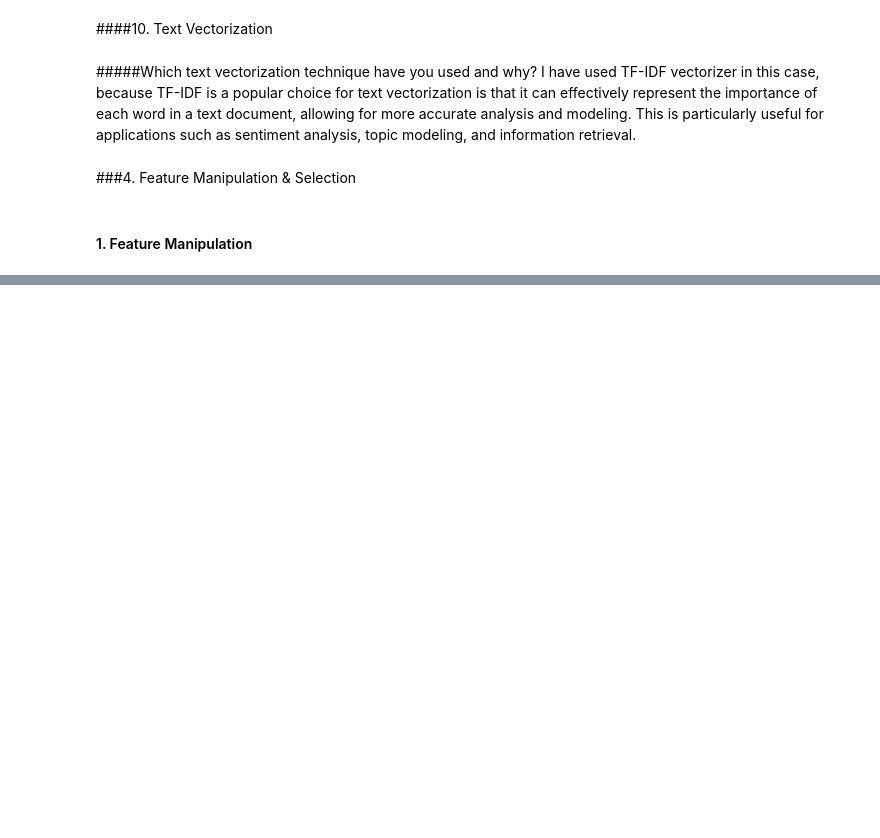
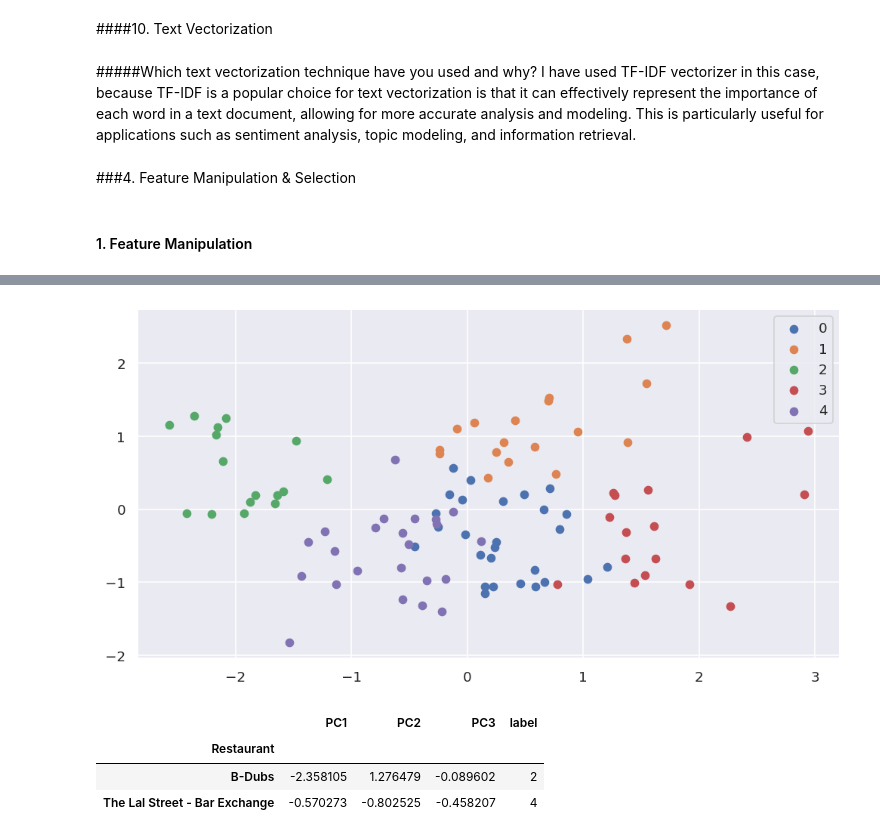
Before and after one commit to ErSangram/capstone_03_Zomato_Restaurant_Clustering_And_Analysis, a Jupyter notebook: Zomato_Restaurant_Clustering_And_Sentiment_Analysis.ipynb, the cells around one changed output, grey strips where cells are left out. Saved outputs shown, nothing was run; the diff lists cells and outputs as text; code cells hidden in the pictures; blank space fills up the shorter version.

```diff
--- a/Zomato_Restaurant_Clustering_And_Sentiment_Analysis.ipynb
+++ b/Zomato_Restaurant_Clustering_And_Sentiment_Analysis.ipynb
@@ -923 +941,6 @@ cluster_dummy = zomato_df[['Restaurant','Cost','Average_Rating','Total_Cuisine_C
                       ]].merge(cluster_dummy, on = 'Restaurant')
+# %%
+#creating data frame for categorial encoding
+cluster_df = restro_df[['Restaurant','Cuisines','Cost','Average_Rating','Total_Cuisine_Count']]
+#creating new dataframe for clustering
+cluster_df = pd.concat([cluster_df,pd.DataFrame(columns=list(cuisine_dict.keys()))])
@@ -1080,0 +1424,29 @@ Index(['Restaurant', 'Links', 'Cost', 'Collections', 'Cuisines', 'Timings',
+# %%
+#vizualizing the clusters and the datapoints in each clusters
+plt.figure(figsize = (10,5), dpi = 120)
+
+kmeans= KMeans(n_clusters = 5, init= 'k-means++', random_state = 42)
+kmeans.fit(pca_df)
+
+#predict the labels of clusters.
+label = kmeans.fit_predict(pca_df)
+#Getting unique labels
+unique_labels = np.unique(label)
+
+#plotting the results:
+for i in unique_labels:
+    plt.scatter(pca_df[label == i , 0] , pca_df[label == i , 1] , label = i)
+plt.legend()
+plt.show()
+# %% [output]
+[figure, added]
+# %%
+#making df for pca
+kmeans_pca_df = pd.DataFrame(pca_df,columns=['PC1','PC2','PC3'],index=scaled_df.index)
+kmeans_pca_df["label"] = label
+kmeans_pca_df.sample(2)
+# %% [output]
+|  | PC1 | PC2 | PC3 | label |
+| Restaurant |  |  |  |  |
+| B-Dubs | -2.358105 | 1.276479 | -0.089602 | 2 |
+| The Lal Street - Bar Exchange | -0.570273 | -0.802525 | -0.458207 | 4 |
```
Also changed, not shown: parts of 50 cells of this notebook.
